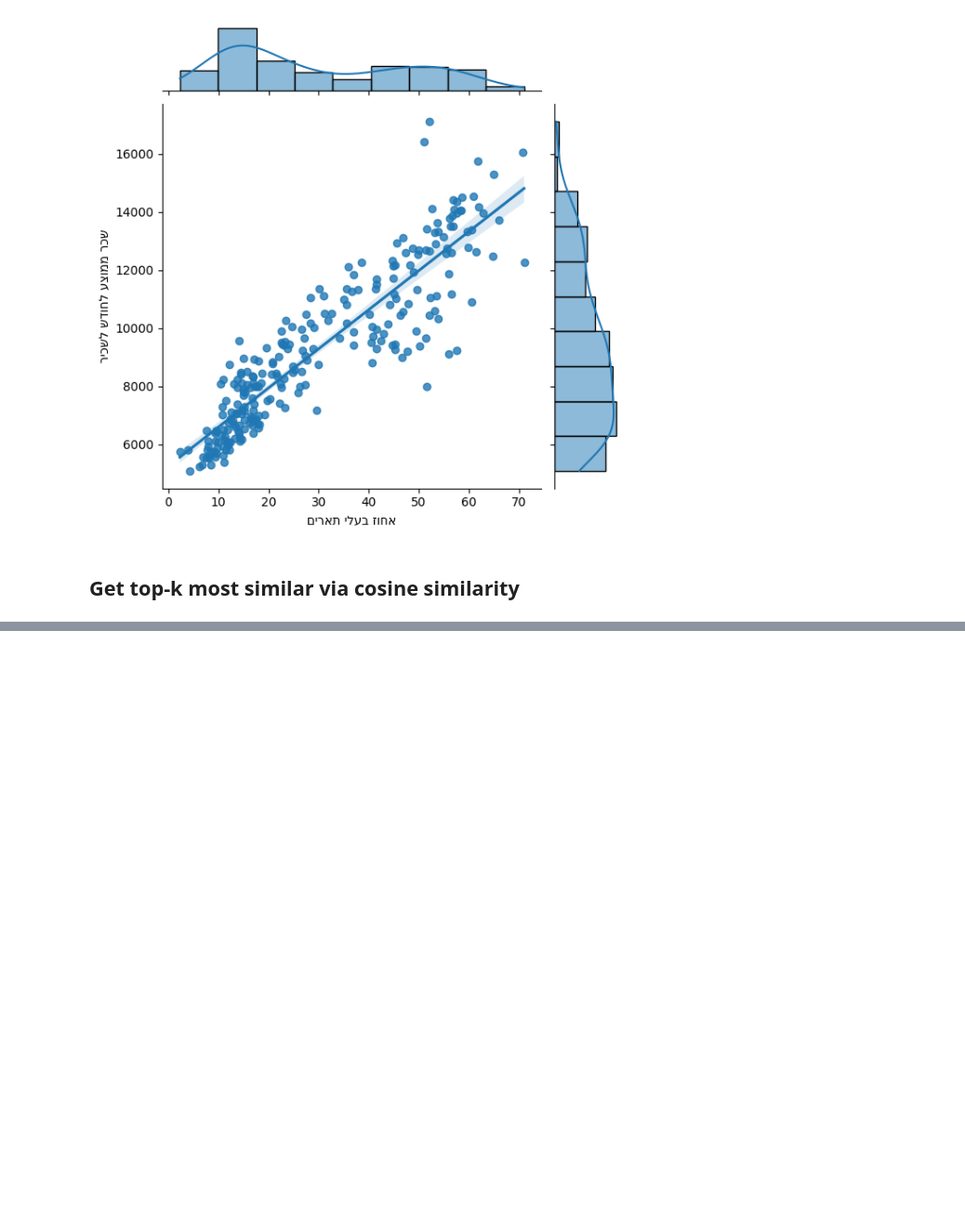
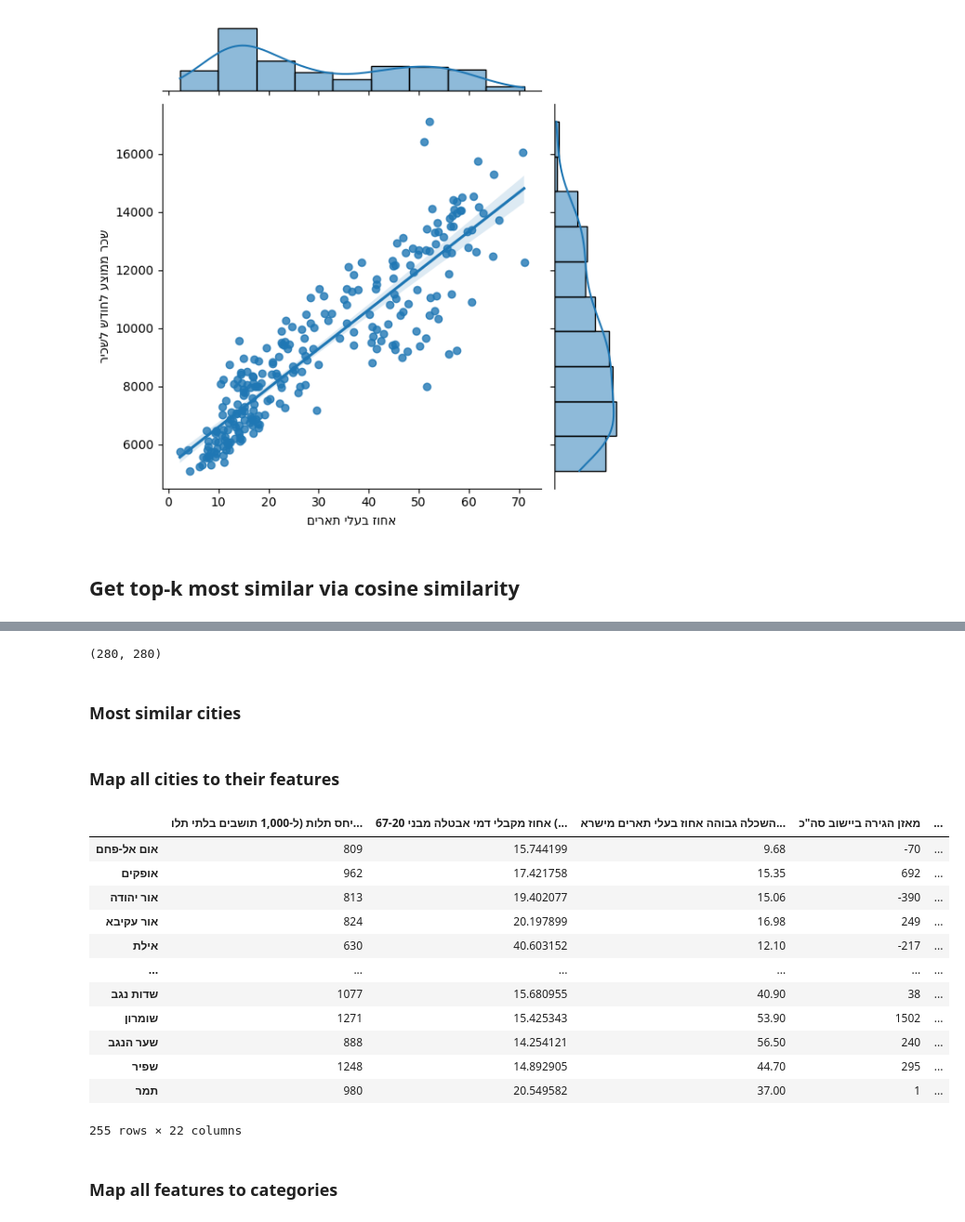
Before and after one commit to odedovadia/municipal, a Jupyter notebook: municipal.ipynb, the cells around one changed output, grey strips where cells are left out. Shown at 93% size. Drawn from its saved outputs; the diff is of its cells as text; code cells hidden in the pictures; blank space fills up the shorter version.

```diff
--- a/municipal.ipynb
+++ b/municipal.ipynb
@@ -425,0 +473,4 @@ get_top_k_similar(city)
+# %%
+len(df.columns.tolist()), len(set(df.columns.tolist()))
+# %% [output]
+(280, 280)
@@ -425,0 +479,2 @@ get_top_k_similar(city)
+# %% [markdown]
+### Most similar cities
@@ -425,0 +515,2 @@ get_top_k_similar(city)
+# %% [markdown]
+### Map all cities to their features
@@ -425,0 +524,41 @@ get_top_k_similar(city)
+# %%
+EXTRA_FEATURES = [
+    "יחס תלות (ל-1,000 תושבים בלתי תלויים)",
+    "אחוז מקבלי דמי אבטלה מבני 67-20 (שנתי)",
+    "השכלה גבוהה אחוז בעלי תארים מישראל מתוך אוכלוסיית בני 55-35",
+    'מאזן הגירה ביישוב סה"כ',
+    "אחוז זכאים לתעודת בגרות מבין תלמידי כיתות יב",
+    "דירוג מדד קומפקטיות (מ-1 עד 197, 1 הקומפקטי ביותר)",
+    "אחוז מחזור מתוך פסולת מוצקה ביתית, מסחרית וגזם",
+    'שכר ממוצע לחודש של שכירים (ש"ח) גברים',
+    'שכר ממוצע לחודש של שכירים (ש"ח) נשים',
+    'שכר ממוצע לחודש של שכירים (ש"ח) כלל השכירים',
+    "מספר השכירים",
+    'בתי ספר סה"כ',
+    'כיתות סה"כ',
+    'מספר משפחות של מקבלי קצבאות בגין ילדים (סוף שנה) סה"כ',
+    'כלי רכב מנועיים לאדם',
+    'כלי רכב פרטיים לאדם',
+    'התחלת בנייה שטח (אלפי מ"ר)',
+    'התחלת בנייה שטח למגורים (אלפי מ"ר)',
+    'התחלת בנייה מספר דירות',
+    'גמר בנייה שטח (אלפי מ"ר)',
+    'גמר בנייה שטח למגורים (אלפי מ"ר)',
+    'גמר בנייה מספר דירות'
+]
+# %%
+df[EXTRA_FEATURES]
+# %% [output]
+|  | יחס תלות (ל-1,000 תושבים בלתי תלו... | אחוז מקבלי דמי אבטלה מבני 67-20 (... | השכלה גבוהה אחוז בעלי תארים מישרא... | מאזן הגירה ביישוב סה"כ | ... |
+| אום אל-פחם | 809 | 15.744199 | 9.68 | -70 | ... |
+| אופקים | 962 | 17.421758 | 15.35 | 692 | ... |
+| אור יהודה | 813 | 19.402077 | 15.06 | -390 | ... |
+| אור עקיבא | 824 | 20.197899 | 16.98 | 249 | ... |
+| אילת | 630 | 40.603152 | 12.10 | -217 | ... |
+| ... | ... | ... | ... | ... | ... |
+| שדות נגב | 1077 | 15.680955 | 40.90 | 38 | ... |
+| שומרון | 1271 | 15.425343 | 53.90 | 1502 | ... |
+| שער הנגב | 888 | 14.254121 | 56.50 | 240 | ... |
+| שפיר | 1248 | 14.892905 | 44.70 | 295 | ... |
+| תמר | 980 | 20.549582 | 37.00 | 1 | ... |
+255 rows × 22 columns
@@ -425,0 +570,2 @@ get_top_k_similar(city)
+# %% [markdown]
+### Map all features to categories
```
Also changed, not shown: parts of 26 cells of this notebook, 3 other files.
